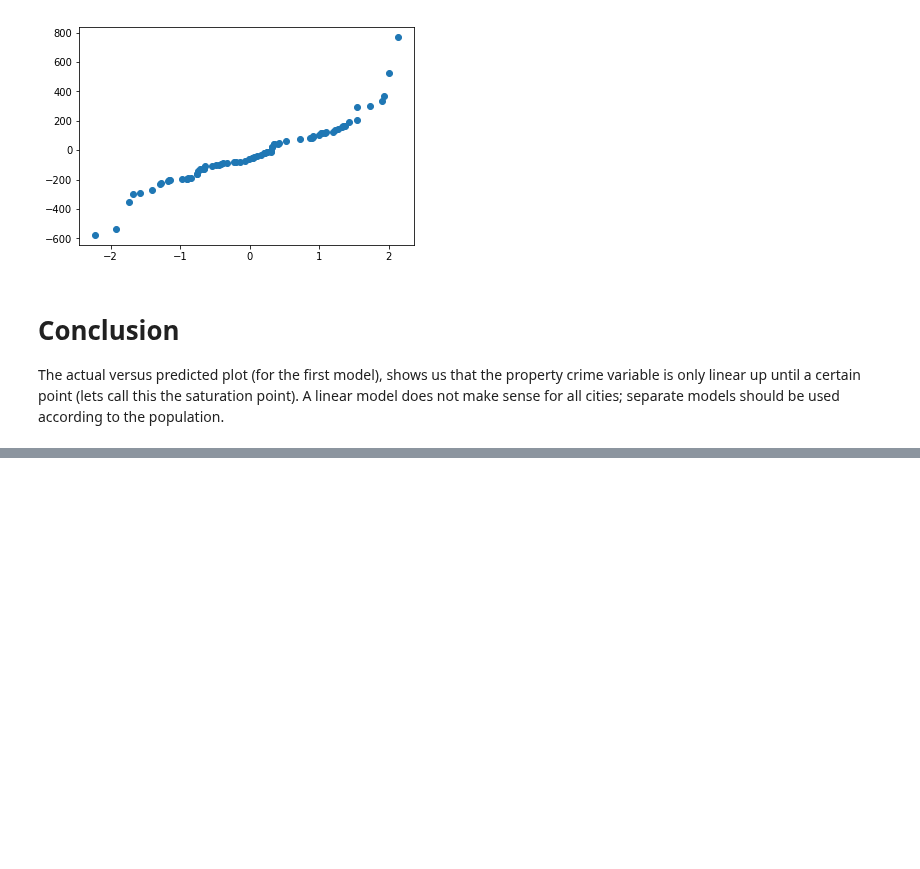
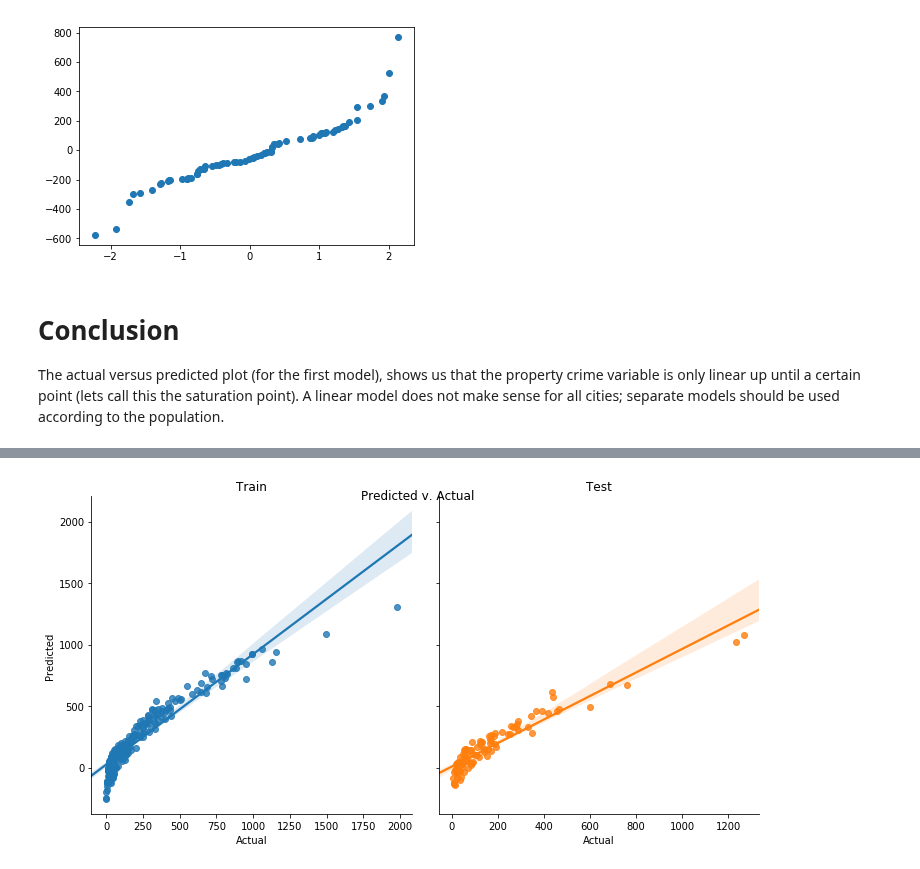
Before and after one commit to mkm29/DataScience, a Jupyter notebook: thinkful/unit/2/4/challenge_crime_regression.ipynb, the cells around one changed output, grey strips where cells are left out. Cells and saved outputs as stored; diff of their text form; code cells hidden in the pictures; blank space fills up the shorter version.

Commit message:
Validated model on Ohio crime data.

```diff
--- a/thinkful/unit/2/4/challenge_crime_regression.ipynb
+++ b/thinkful/unit/2/4/challenge_crime_regression.ipynb
@@ -357,0 +355,6 @@ The actual versus predicted plot (for the first model), shows us that the proper
+# %%
+ohio_train = ohio.sample(frac=0.7, random_state=41)
+test_cities = list(set(ohio.index).difference(set(ohio_train.index)))
+ohio_test = ohio.loc[test_cities,:]
+print("Train shape: {}".format(ohio_train.shape))
+print("Test shape: {}".format(ohio_test.shape))
@@ -357,0 +366,8 @@ The actual versus predicted plot (for the first model), shows us that the proper
+# %%
+model_vars = ['population_log', 'has_robbery',
+              'population_medium', "burglary_cube_root",
+              "larceny_theft_cube_root", "robbery_log"]
+
+formula3 = "property_crime ~ " + ' + '.join(model_vars)
+lm3 = smf.ols(formula=formula3, data=ohio_train).fit()
+lm3.summary()
@@ -357,0 +438,13 @@ The actual versus predicted plot (for the first model), shows us that the proper
+# %%
+predicted3 = lm3.predict(ohio_test)
+actual3 = ohio_test["property_crime"]
+residuals3 = actual3 - predicted3
+
+print("MODEL EVALUATION\n--------------------\nr^2: 0.973")
+print("\nTRAIN\n--------------------")
+print("Mean Residual: {}".format(lm3.resid.mean()))
+print("RMSE: {}".format(round(lm3.resid.std()),2))
+
+print("\n\nTEST\n--------------------")
+print("Mean Residual: {}".format(residuals3.mean()))
+print("RMSE: {}".format(round(residuals3.std()),2))
@@ -357,0 +466,18 @@ The actual versus predicted plot (for the first model), shows us that the proper
+# %%
+fig, (ax1, ax2) = plt.subplots(1,2, sharey=True)
+fig.set_figheight(5)
+fig.set_figwidth(10)
+fig.tight_layout()
+fig.suptitle("Predicted v. Actual")
+sns.regplot(ohio_train["property_crime"], lm3.fittedvalues, ax=ax1)
+ax1.set_title("Train")
+sns.despine(ax=ax1)
+
+sns.regplot(actual3, predicted3, ax=ax2)
+ax1.set(xlabel="Actual", ylabel="Predicted")
+sns.despine(ax=ax2)
+ax2.set_xlabel("Actual")
+ax2.set_title("Test")
+plt.show()
+# %% [output]
+[figure, added]
```
Also changed, not shown: parts of 20 cells of this notebook.
